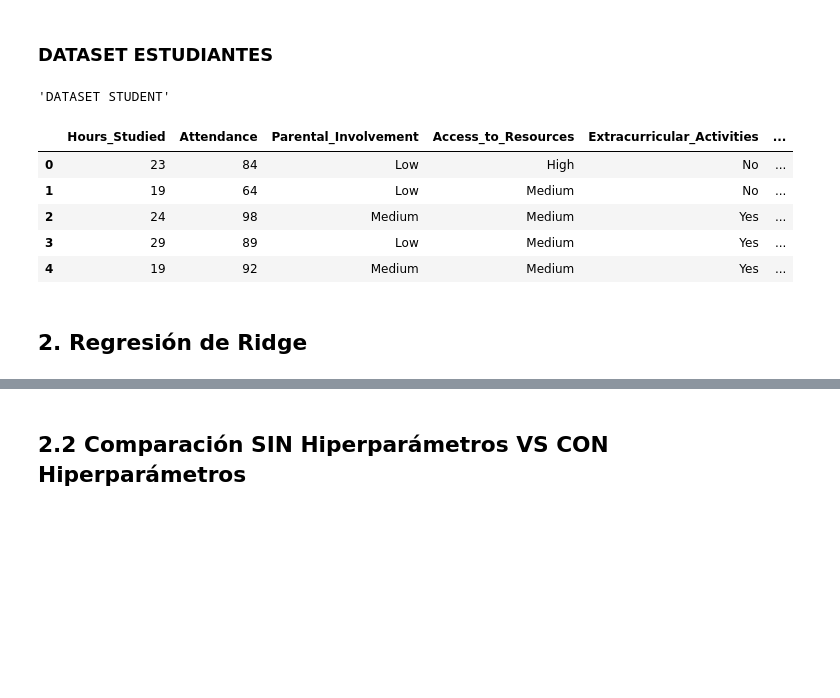
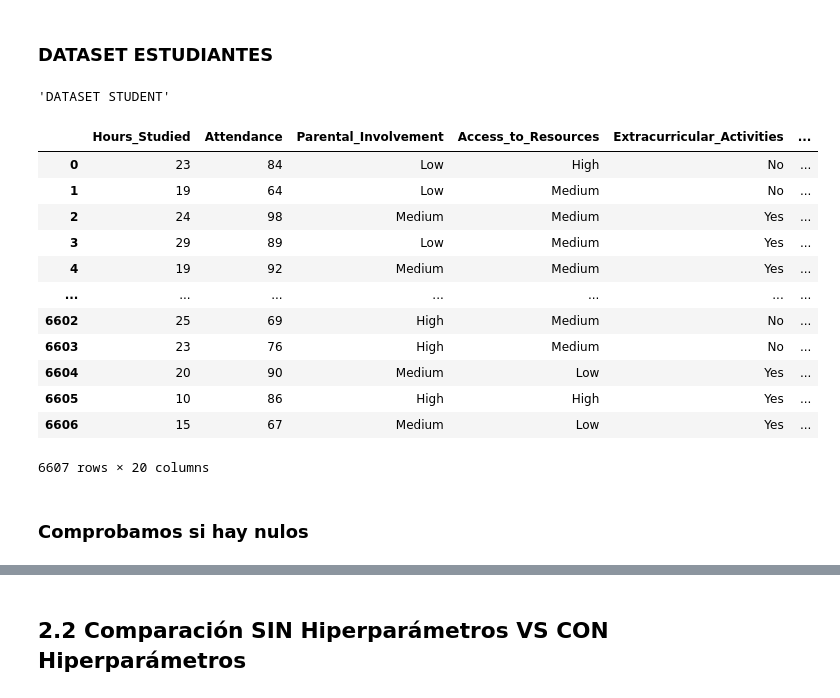
Before and after one commit to JDomingoDelgadoAlonso/AlgoritmosDeRegresion, a Jupyter notebook: JDDAAlgoritmosRegresion.ipynb, the cells around one changed output, grey strips where cells are left out. Drawn from its saved outputs; the diff is of its cells as text; code cells hidden in the pictures; blank space fills up the shorter version.

```diff
--- a/JDDAAlgoritmosRegresion.ipynb
+++ b/JDDAAlgoritmosRegresion.ipynb
@@ -332,14 +334,21 @@ dfhousing_escalao.head()
 # %% [markdown]
 ### DATASET ESTUDIANTES
 # %%
-display("DATASET STUDENT",dfstudent.head(5))
+display("DATASET STUDENT",dfstudent)
 # %% [output]
 'DATASET STUDENT'
 |  | Hours_Studied | Attendance | Parental_Involvement | Access_to_Resources | Extracurricular_Activities | ... |
 | 0 | 23 | 84 | Low | High | No | ... |
 | 1 | 19 | 64 | Low | Medium | No | ... |
 | 2 | 24 | 98 | Medium | Medium | Yes | ... |
 | 3 | 29 | 89 | Low | Medium | Yes | ... |
 | 4 | 19 | 92 | Medium | Medium | Yes | ... |
+| ... | ... | ... | ... | ... | ... | ... |
+| 6602 | 25 | 69 | High | Medium | No | ... |
+| 6603 | 23 | 76 | High | Medium | No | ... |
+| 6604 | 20 | 90 | Medium | Low | Yes | ... |
+| 6605 | 10 | 86 | High | High | Yes | ... |
+| 6606 | 15 | 67 | Medium | Low | Yes | ... |
+6607 rows × 20 columns
-# %% [markdown]
-## 2. Regresión de Ridge
+# %% [markdown]
+### Comprobamos si hay nulos
```
Also changed, not shown: parts of 51 cells of this notebook.
